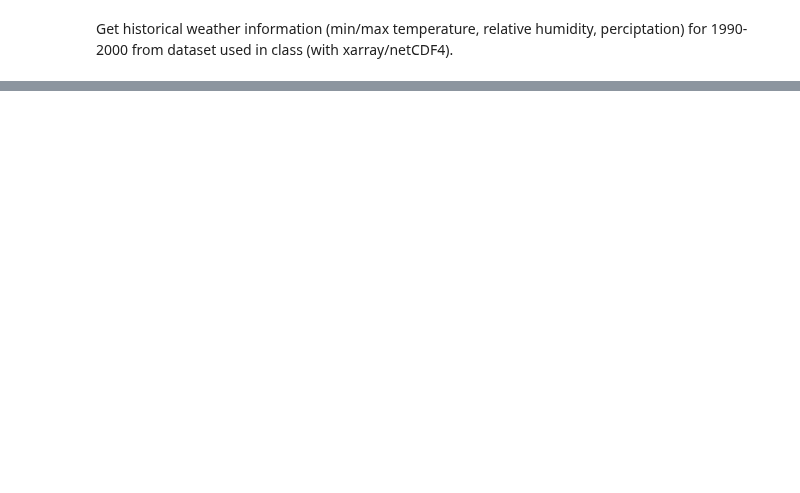
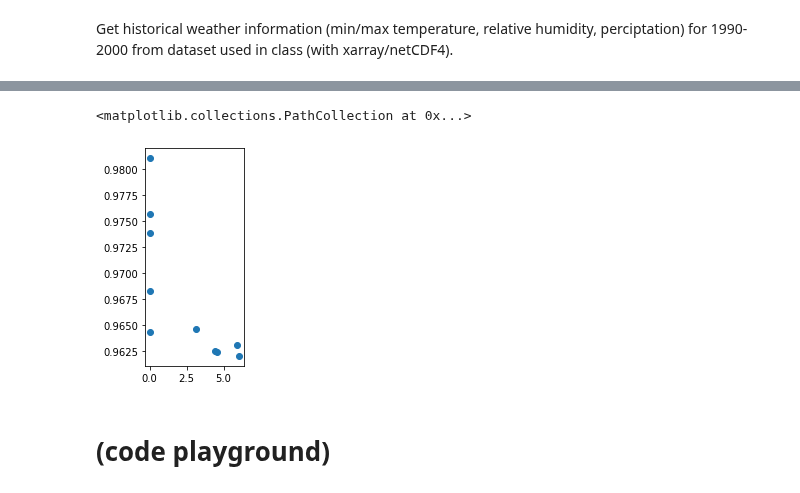
Before and after one commit to zbalewski/python-ay250-homework, a Jupyter notebook: hw_5/hw_5.ipynb, the cells around one changed output, grey strips where cells are left out. Cells and saved outputs as stored; diff of their text form; code cells hidden in the pictures; blank space fills up the shorter version.

```diff
--- a/hw_5/hw_5.ipynb
+++ b/hw_5/hw_5.ipynb
@@ -142,3 +270,18 @@ This method is pretty slow... there has to be a better way to flatten the weathe
+# %%
+corr1_top10 = np.argsort(-corr1, axis=None)[:10]
+corr1_top10_xy = np.unravel_index(corr1_top10, (50, 50), order='C')
+corr1_top10_values = [corr1[corr1_top10_xy[0][i], corr1_top10_xy[1][i]] for i in range(len(corr1_top10))]
+corr1_top10_longdist = [airport_long[corr1_top10_xy[0][i]][0] -
+                        airport_long[corr1_top10_xy[1][i]][0] for i in range(len(corr1_top10))]
+# %%
+fig = plt.figure()
+ax = fig.add_subplot(1,3,1)
+ax.scatter(corr1_top10_longdist, corr1_top10_values)
+# %% [output]
+<matplotlib.collections.PathCollection at 0x...>
+[figure, added]
+# %% [markdown]
+# (code playground)
 # %%
 import matplotlib.pyplot as plt
 
```
Also changed, not shown: parts of 37 cells of this notebook.
